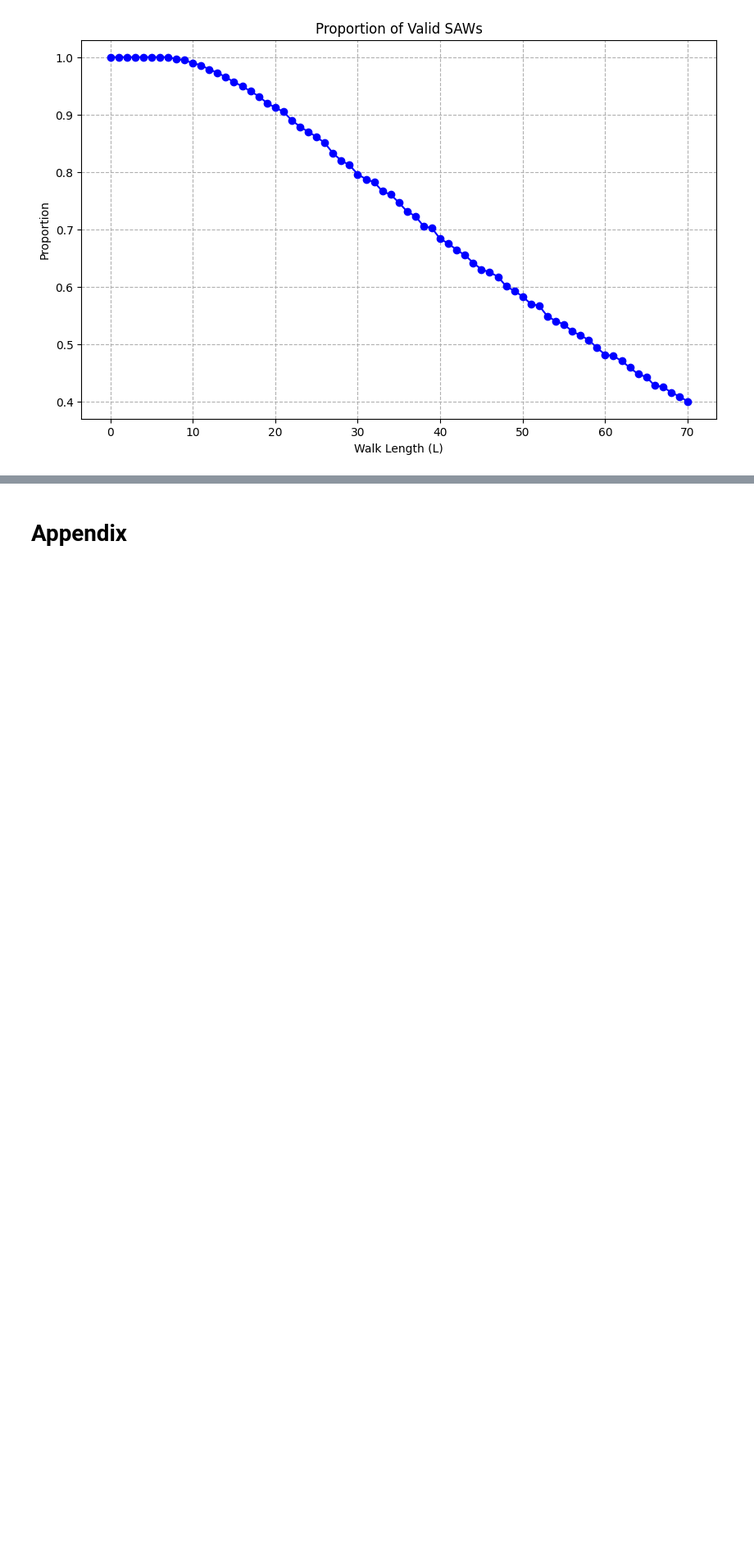
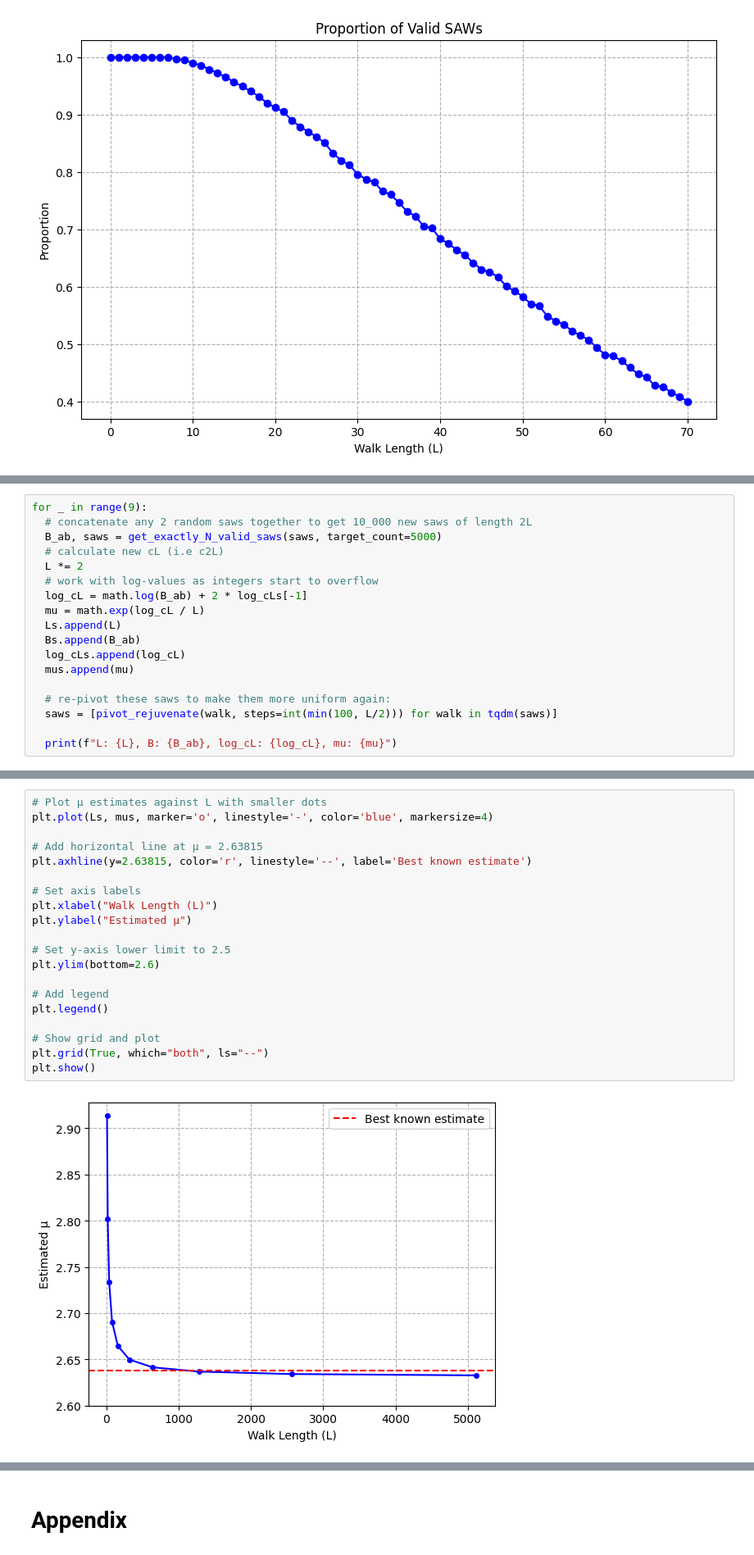
Before and after one commit to lebready/pathy-mcavoidy, a Jupyter notebook: SAW_Project.ipynb, the cells around one changed output, grey strips where cells are left out. Shown: that part at 82% size. Drawn from its saved outputs; the diff is of its cells as text; blank space fills up the shorter version.

```diff
--- a/SAW_Project.ipynb
+++ b/SAW_Project.ipynb
@@ -498,0 +759,18 @@ Estimated c_10: 16268.0
+# %%
+for _ in range(9):
+  # concatenate any 2 random saws together to get 10_000 new saws of length 2L
+  B_ab, saws = get_exactly_N_valid_saws(saws, target_count=5000)
+  # calculate new cL (i.e c2L)
+  L *= 2
+  # work with log-values as integers start to overflow
+  log_cL = math.log(B_ab) + 2 * log_cLs[-1]
+  mu = math.exp(log_cL / L)
+  Ls.append(L)
+  Bs.append(B_ab)
+  log_cLs.append(log_cL)
+  mus.append(mu)
+
+  # re-pivot these saws to make them more uniform again:
+  saws = [pivot_rejuvenate(walk, steps=int(min(100, L/2))) for walk in tqdm(saws)]
+
+  print(f"L: {L}, B: {B_ab}, log_cL: {log_cL}, mu: {mu}")
@@ -498,0 +797,22 @@ Estimated c_10: 16268.0
+# %%
+# Plot µ estimates against L with smaller dots
+plt.plot(Ls, mus, marker='o', linestyle='-', color='blue', markersize=4)
+
+# Add horizontal line at µ = 2.63815
+plt.axhline(y=2.63815, color='r', linestyle='--', label='Best known estimate')
+
+# Set axis labels
+plt.xlabel("Walk Length (L)")
+plt.ylabel("Estimated µ")
+
+# Set y-axis lower limit to 2.5
+plt.ylim(bottom=2.6)
+
+# Add legend
+plt.legend()
+
+# Show grid and plot
+plt.grid(True, which="both", ls="--")
+plt.show()
+# %% [output]
+[figure, added]
```
Also changed, not shown: parts of 38 cells of this notebook.
